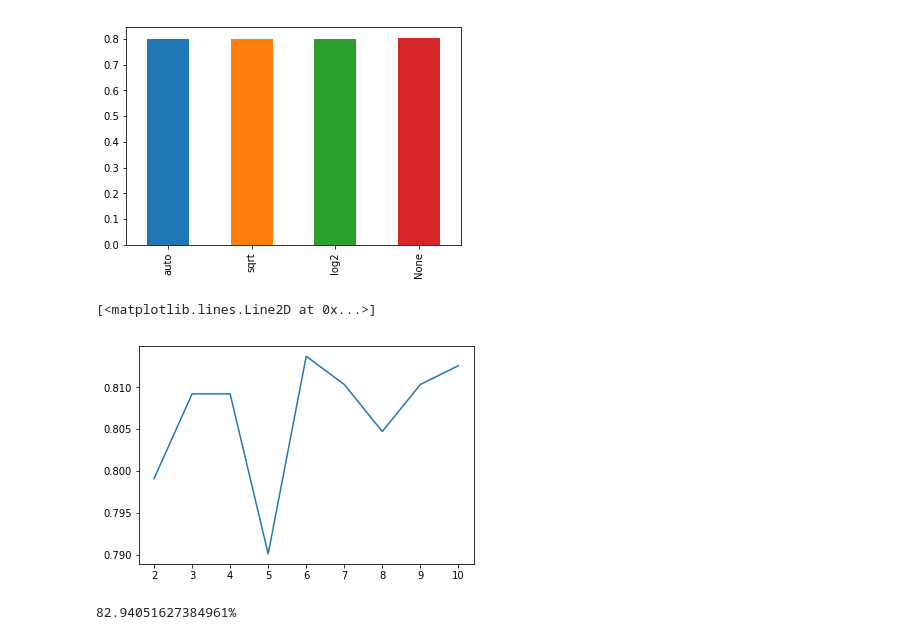
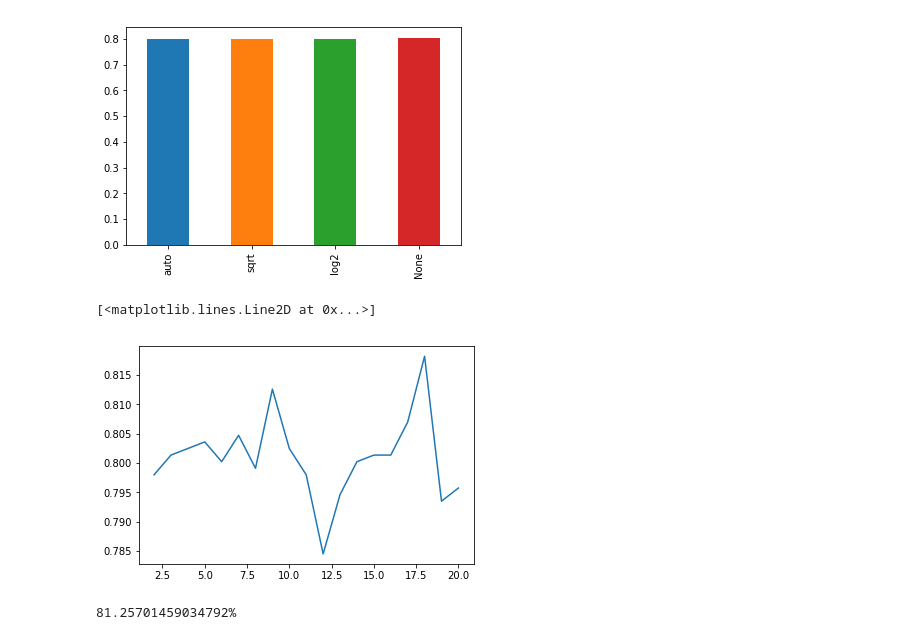
Before and after one commit to Akash112k/MachineLearning, a Jupyter notebook: Titanic/Titanic Dataset.ipynb, the cells around one changed output. Saved outputs shown, nothing was run; the diff lists cells and outputs as text; code cells hidden in the pictures.

```diff
--- a/Titanic/Titanic Dataset.ipynb
+++ b/Titanic/Titanic Dataset.ipynb
@@ -10,6 +10,6 @@ from sklearn import preprocessing,metrics,ensemble
 # Reading the training dataset
 
 X = pd.read_csv('train.csv')
-X.drop(columns=['Cabin','Name','Ticket','PassengerId'],inplace=True)
+X.drop(columns=['Name','Ticket','PassengerId'],inplace=True)
 X.head()
 # %% [output]
@@ -37,6 +42,6 @@ Name: Survived, dtype: int64
 def get_first_letter(c):
     return c[0] if type(c)!=float else 'None'
 
-#X.Cabin = pd.DataFrame([ get_first_letter(c) for c in X.Cabin ])
+X.Cabin = pd.DataFrame([ get_first_letter(c) for c in X.Cabin ])
 
-#X['Cabin'].head()
+X['Cabin'].head()
@@ -43,7 +55,7 @@ def get_first_letter(c):
 # %%
 # Removing Dummies
 
-columns = ['Sex','Embarked']
+columns = ['Sex','Embarked','Cabin']
 for column in columns:
     dum = pd.get_dummies(X[column],prefix=column,prefix_sep="_")
     X = pd.concat([X,dum],axis=1)
@@ -140,33 +161,33 @@ plot_f.plot(kind='bar')
 # %%
 # Checking Accuracy for diff min_sample split
 
-min_sample_split = range(2,11)
+min_sample_split = range(2,21)
 
 score = []
 
 
 for i in min_sample_split:
     cls = ensemble.RandomForestClassifier(n_jobs=-1,oob_score=True,min_samples_split=i,random_state=0,)
     cls.fit(X,y)
     score.append(cls.oob_score_)
 
 plt.plot(min_sample_split,score)
 
 
-# Best result in 9
+# Best result in 19
 # %% [output]
 [<matplotlib.lines.Line2D at 0x...>]
-[figure, old version]
+[figure, new version]
 # %%
 # Final Classifier
 
-cls = ensemble.RandomForestClassifier(n_jobs=-1,oob_score=True,min_samples_split=9,
-                                      random_state=0,max_features=None,n_estimators=30)
+cls = ensemble.RandomForestClassifier(n_jobs=-1,oob_score=True,min_samples_split=19,random_state=0,
+                                      max_features='sqrt',n_estimators=30)
 cls.fit(X,y)
 
 print `cls.oob_score_*100`+"%"
 # %% [output]
-82.94051627384961%
+81.25701459034792%
 # %%
 # Checking importance of each feature
 
```
Also changed, not shown: parts of 11 cells of this notebook.
